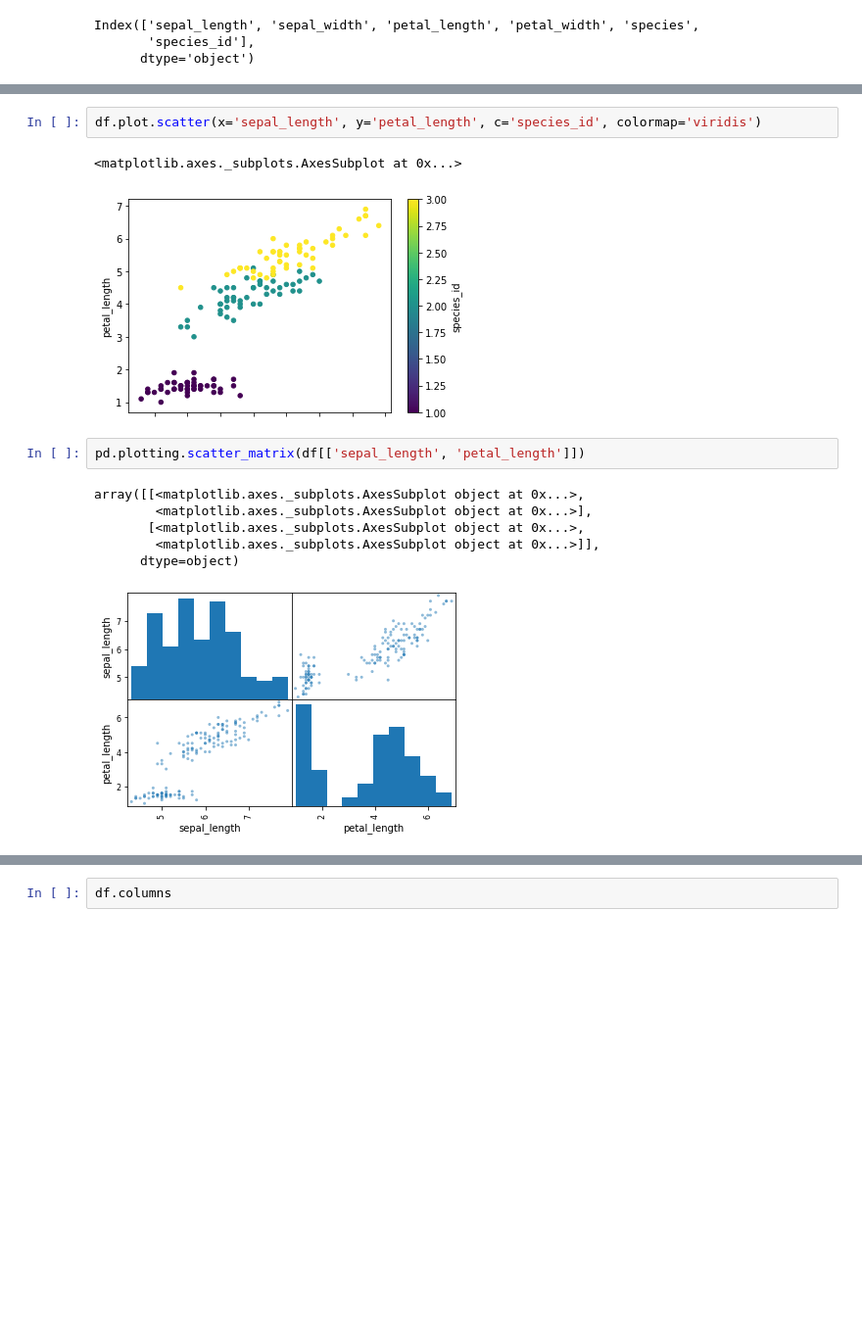
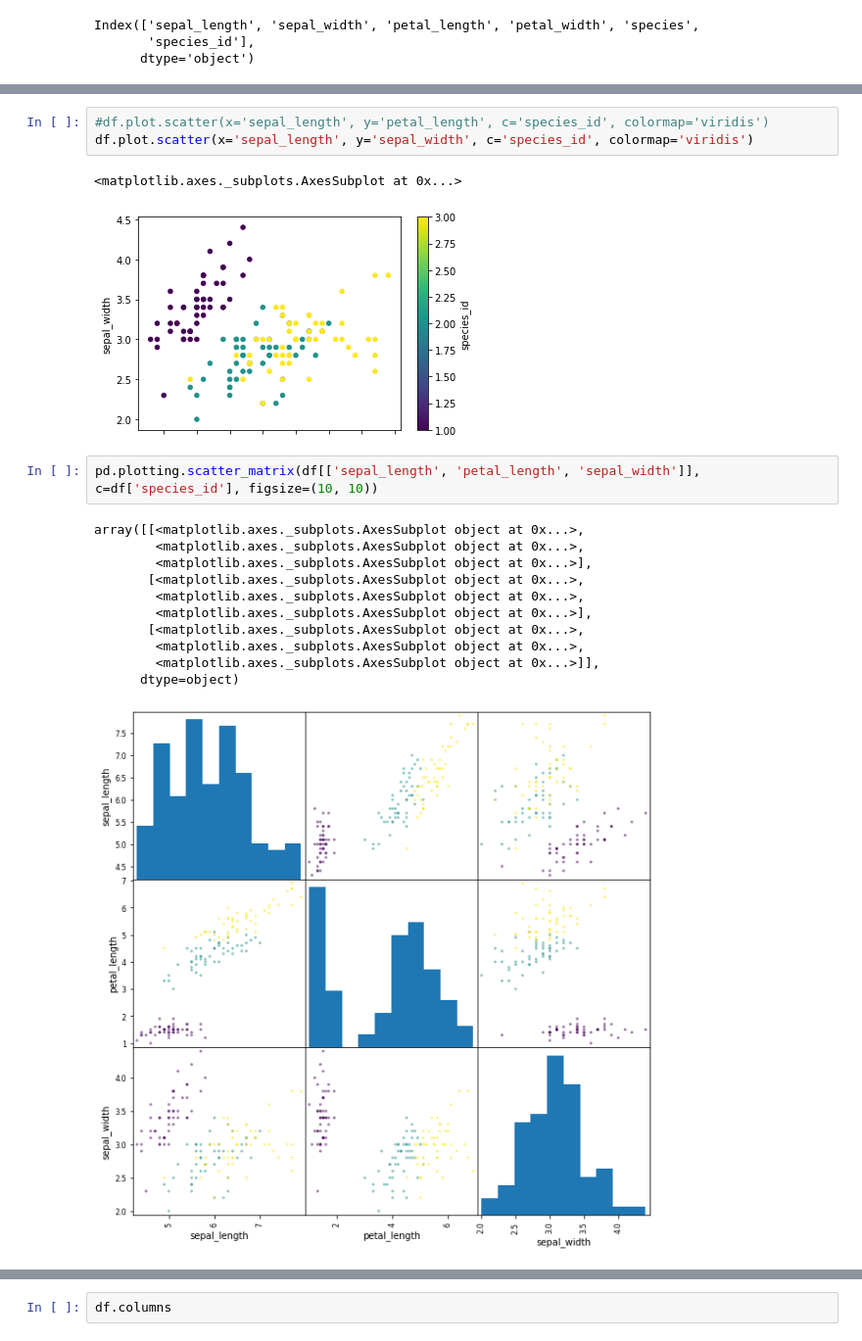
Before and after one commit to yekabe/DataModelingStepsML, a Jupyter notebook: Feature Selection for Machine Learning.ipynb, the cells around one changed output, grey strips where cells are left out. Shown at 98% size. Drawn from its saved outputs; the diff is of its cells as text; blank space fills up the shorter version.

Commit message:
pandas plot example added

```diff
--- a/Feature Selection for Machine Learning.ipynb
+++ b/Feature Selection for Machine Learning.ipynb
@@ -214,14 +249,20 @@ df.boxplot(column=['sepal_length', 'petal_length'])
 # %%
-df.plot.scatter(x='sepal_length', y='petal_length', c='species_id', colormap='viridis')
+#df.plot.scatter(x='sepal_length', y='petal_length', c='species_id', colormap='viridis')
+df.plot.scatter(x='sepal_length', y='sepal_width', c='species_id', colormap='viridis')
 # %% [output]
 <matplotlib.axes._subplots.AxesSubplot at 0x...>
-[figure, old version]
+[figure, new version]
 # %%
-pd.plotting.scatter_matrix(df[['sepal_length', 'petal_length']])
+pd.plotting.scatter_matrix(df[['sepal_length', 'petal_length', 'sepal_width']], c=df['species_id'], figsize=(10, 10))
 # %% [output]
 array([[<matplotlib.axes._subplots.AxesSubplot object at 0x...>,
+        <matplotlib.axes._subplots.AxesSubplot object at 0x...>,
         <matplotlib.axes._subplots.AxesSubplot object at 0x...>],
        [<matplotlib.axes._subplots.AxesSubplot object at 0x...>,
+        <matplotlib.axes._subplots.AxesSubplot object at 0x...>,
+        <matplotlib.axes._subplots.AxesSubplot object at 0x...>],
+       [<matplotlib.axes._subplots.AxesSubplot object at 0x...>,
+        <matplotlib.axes._subplots.AxesSubplot object at 0x...>,
         <matplotlib.axes._subplots.AxesSubplot object at 0x...>]],
       dtype=object)
-[figure, old version]
+[figure, new version]
```
Also changed, not shown: parts of 14 cells of this notebook.
